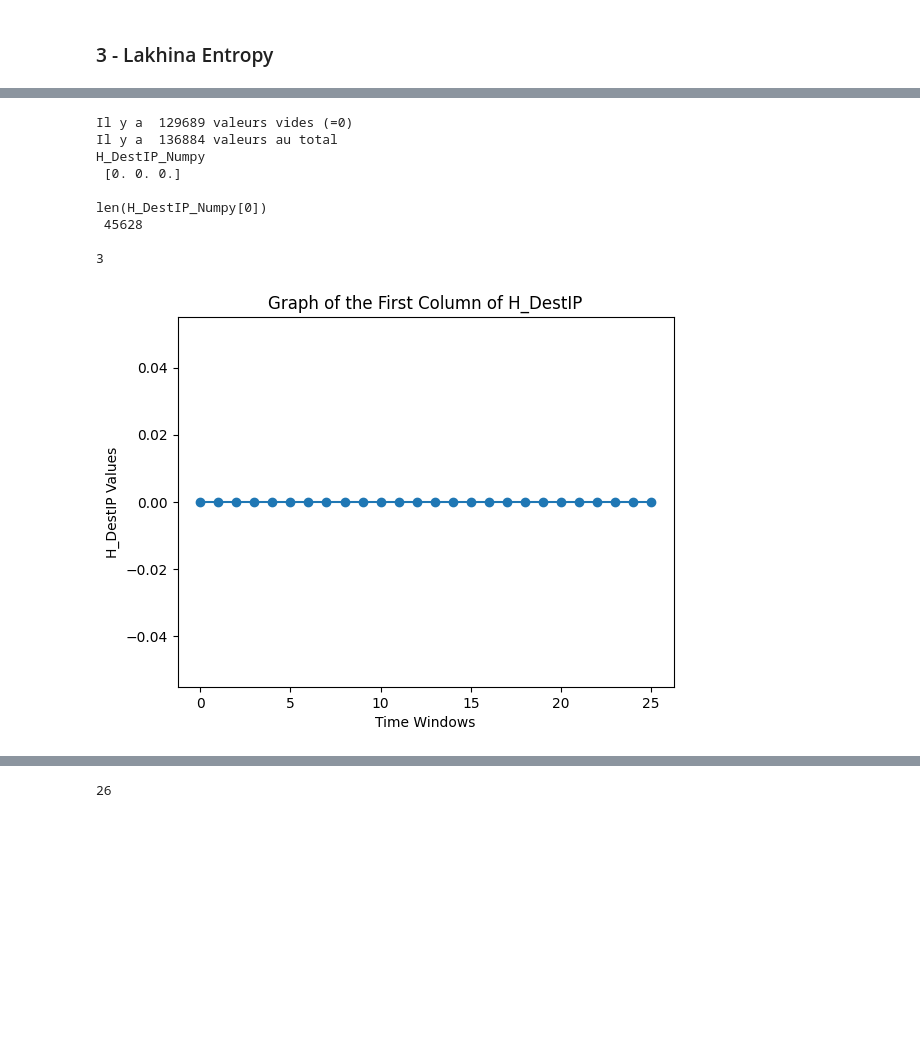
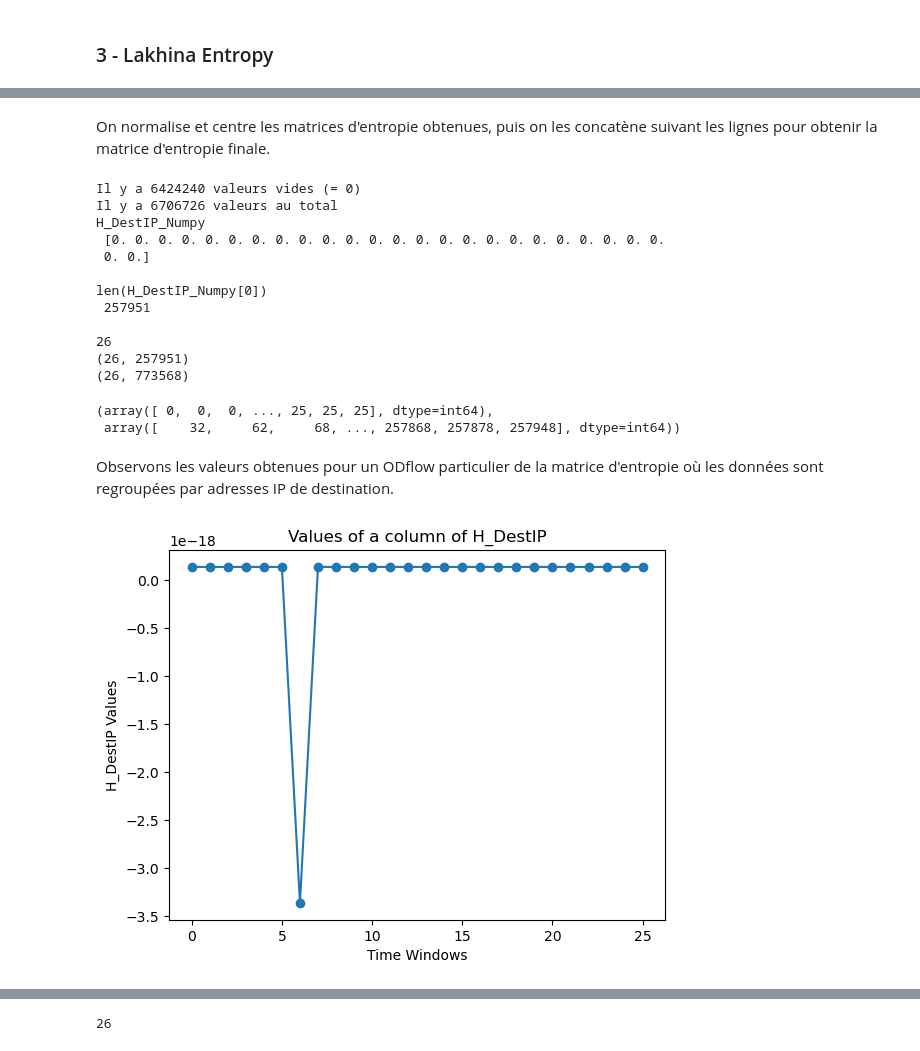
Before and after one commit to Veccoy/DetectIntrusion, a Jupyter notebook: LakhinaEntropy.ipynb, the cells around one changed output, grey strips where cells are left out. Cells and saved outputs as stored; diff of their text form; code cells hidden in the pictures; blank space fills up the shorter version.

Commit message:
Add details to creation of entropy matrix

```diff
--- a/LakhinaEntropy.ipynb
+++ b/LakhinaEntropy.ipynb
@@ -394,7 +330,7 @@ def partial_entropy(serie):
     return np.sum(serie * np.log2(serie))
 
 # Entropy matrix for Destination IP Address
-odFlows = getOdFlows(scenario[:100000], 'DstAddr', 5)
+odFlows = getOdFlows(scenario[:1000000], 'DstAddr', 5)
 gb = odFlows.groupby(['StartTime', 'SrcAddr'])
 S = gb.sum()
 _partial_entropy = gb.agg(partial_entropy)
@@ -402,7 +338,7 @@ H_DestIP = np.log2(S) - _partial_entropy/S
 print("H_DestIP\n", H_DestIP,"\n")
 
 # Entropy matrix for Destination Port
-odFlows = getOdFlows(scenario[:100000], 'Dport', 5)
+odFlows = getOdFlows(scenario[:1000000], 'Dport', 5)
 gb = odFlows.groupby(['StartTime', 'SrcAddr'])
 S = gb.sum()
 _partial_entropy = gb.agg(partial_entropy)
@@ -410,7 +346,7 @@ H_Dport = np.log2(S) - _partial_entropy/S
 print("H_Dport\n", H_Dport,"\n")
 
 # Entropy matrix for Source Port
-odFlows = getOdFlows(scenario[:100000], 'Sport', 5)
+odFlows = getOdFlows(scenario[:1000000], 'Sport', 5)
 gb = odFlows.groupby(['StartTime', 'SrcAddr'])
 S = gb.sum()
 _partial_entropy = gb.agg(partial_entropy)
@@ -439,51 +373,65 @@ Name: TotPkts, Length: 47465, dtype: float64
+# %% [markdown]
+On normalise et centre les matrices d'entropie obtenues, puis on les concatène suivant les lignes pour obtenir la matrice d'entropie finale.
 # %%
-# Reshape the DataFrame to a matrix
-H_DestIP_Numpy = H_DestIP.unstack(fill_value=0).to_numpy()
-H_Dport_Numpy = H_Dport.unstack(fill_value=0).to_numpy()
-H_Sport_Numpy = H_Sport.unstack(fill_value=0).to_numpy()
+def df_to_matrix(df):
+    # Reshape the DataFrame to a matrix
+    matrix = df.unstack(fill_value=0).to_numpy()
 
-# Compute the total energy of the entire matrix and normalize the entire matrix by its total energy
-matrix_energy = np.sqrt(np.sum(H_DestIP_Numpy**2))
-H_DestIP_Numpy = H_DestIP_Numpy / matrix_energy
-Dport_matrix_energy = np.sqrt(np.sum(H_Dport_Numpy**2))
-H_Dport_Numpy = H_Dport_Numpy / matrix_energy
-Sport_matrix_energy = np.sqrt(np.sum(H_Sport_Numpy**2))
-H_Sport_Numpy = H_Sport_Numpy / matrix_energy
+    # Normalize the entire matrix by its total energy
+    energy = np.sqrt(np.sum(matrix**2))
+    matrix = matrix / energy
 
-# Center the data
-mean_vector = np.mean(H_DestIP_Numpy, axis=0)  # Calculate mean along columns
-H_DestIP_Numpy = H_DestIP_Numpy - mean_vector  # Subtract mean from each column
-mean_vector = np.mean(H_Dport_Numpy, axis=0)
-H_Dport_Numpy = H_Dport_Numpy - mean_vector
-mean_vector = np.mean(H_Sport_Numpy, axis=0)
-H_Sport_Numpy = H_Sport_Numpy - mean_vector
+    # Center the data
+    mean = np.mean(matrix, axis=0)
+    matrix = matrix - mean
 
+    return matrix
+
+# Transform the DataFrame into a matrix and process it
+H_DestIP_Numpy = df_to_matrix(H_DestIP)
+H_Dport_Numpy = df_to_matrix(H_Dport)
+H_Sport_Numpy = df_to_matrix(H_Sport)
+
+# Concatenate the three matrices along the rows
 H = np.concatenate((H_DestIP_Numpy, H_Dport_Numpy, H_Sport_Numpy), axis=1)
 
-print("Il y a ", np.count_nonzero(H_DestIP_Numpy == 0),"valeurs vides (=0)")
-print("Il y a ", np.size(H_DestIP_Numpy), "valeurs au total")
+print("Il y a", np.count_nonzero(H_DestIP_Numpy == 0),"valeurs vides (= 0)")
+print("Il y a", np.size(H_DestIP_Numpy), "valeurs au total")
 print("H_DestIP_Numpy\n", H_DestIP_Numpy[:, 0],"\n")
 print("len(H_DestIP_Numpy[0])\n", len(H_DestIP_Numpy[0]),"\n")
 print(len(H_DestIP_Numpy))
+print(H_DestIP_Numpy.shape)
+print(H.shape)
+assert H.shape[1] == H_DestIP_Numpy.shape[1] + H_Dport_Numpy.shape[1] + H_Sport_Numpy.shape[1]
 # %% [output]
-Il y a  129689 valeurs vides (=0)
-Il y a  136884 valeurs au total
+Il y a 6424240 valeurs vides (= 0)
+Il y a 6706726 valeurs au total
 H_DestIP_Numpy
- [0. 0. 0.]
+ [0. 0. 0. 0. 0. 0. 0. 0. 0. 0. 0. 0. 0. 0. 0. 0. 0. 0. 0. 0. 0. 0. 0. 0.
+ 0. 0.]
 
 len(H_DestIP_Numpy[0])
- 45628
+ 257951
 
-3
+26
+(26, 257951)
+(26, 773568)
+# %%
+np.where(H_DestIP_Numpy != 0)
+# %% [output]
+(array([ 0,  0,  0, ..., 25, 25, 25], dtype=int64),
+ array([    32,     62,     68, ..., 257868, 257878, 257948], dtype=int64))
+# %% [markdown]
+Observons les valeurs obtenues pour un ODflow particulier de la matrice d'entropie où les données sont regroupées par adresses IP de destination.
 # %%
-# Extract the first column
-first_column = H_DestIP_Numpy[:,0]
+# Extract a column
+column = H_DestIP_Numpy[:,62]
 
 # Plot the first column
-plt.plot(first_column, marker='o', linestyle='-')
+plt.plot(column, marker='o', linestyle='-')
 plt.xlabel('Time Windows')
 plt.ylabel('H_DestIP Values')
-plt.title('Graph of the First Column of H_DestIP')
+plt.title('Values of a column of H_DestIP')
 plt.show()
 # %% [output]
-[figure, old version]
+[figure, new version]
```
Also changed, not shown: parts of 22 cells of this notebook.
